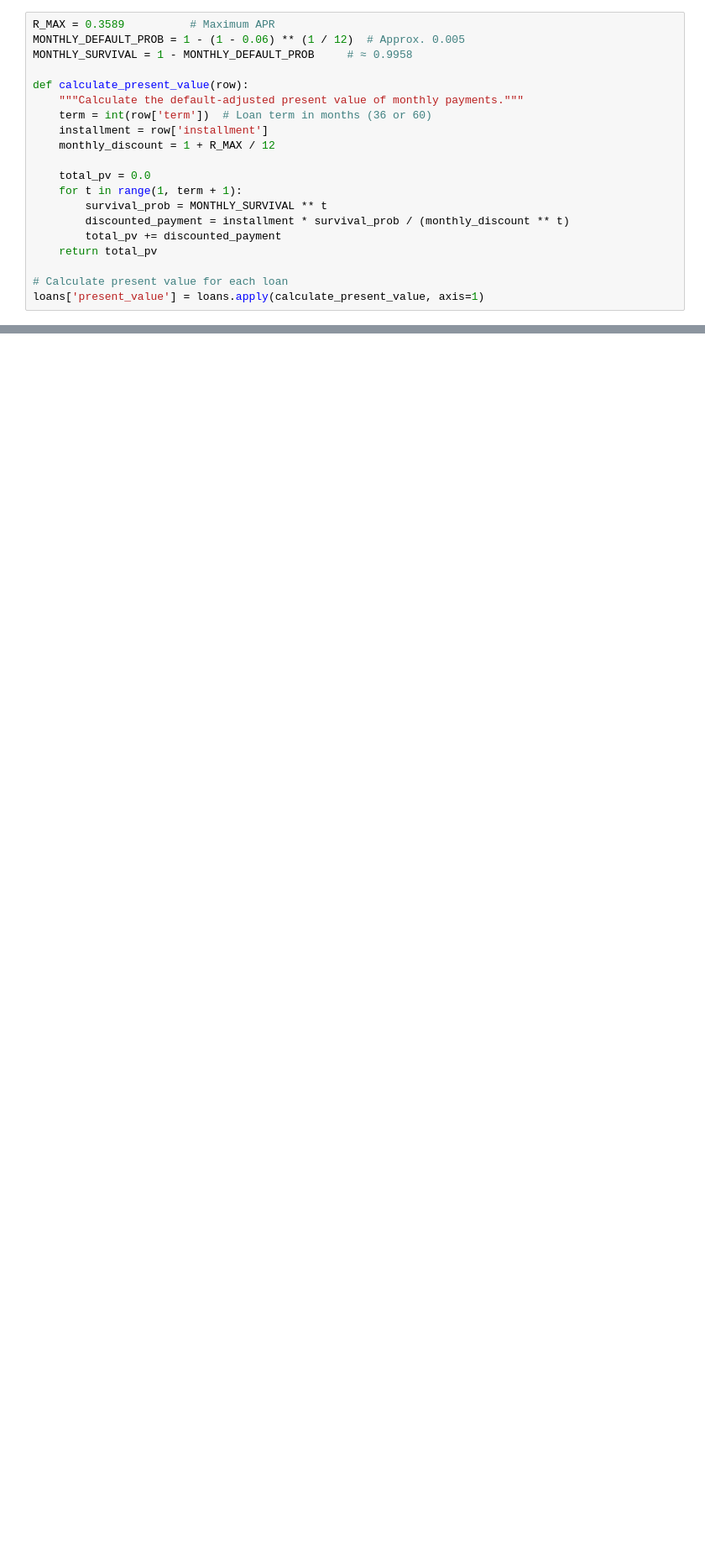
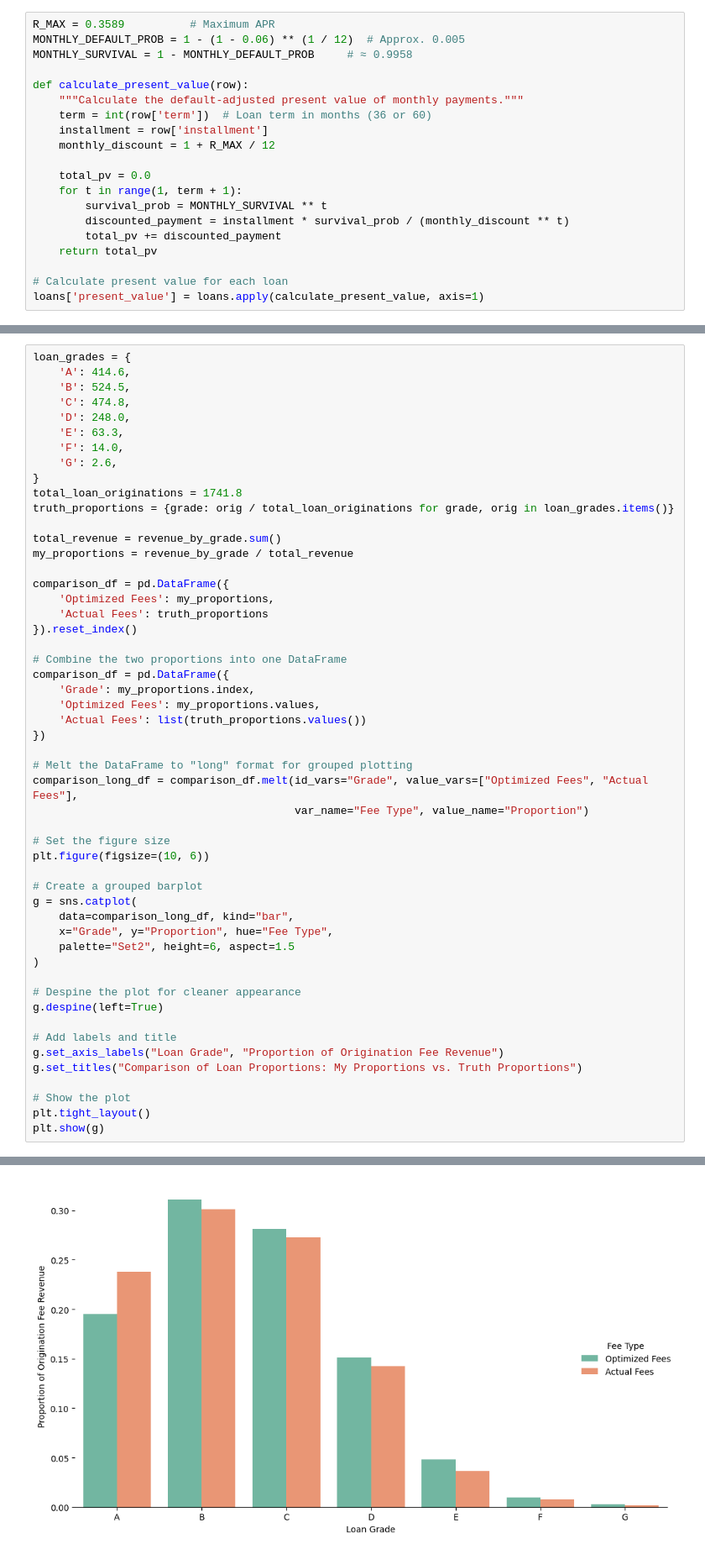
Before and after one commit to alanywang25/Lending-Club-Optimization, a Jupyter notebook: optimization v3.ipynb, the cells around one changed output, grey strips where cells are left out. Shown at 84% size. Drawn from its saved outputs; the diff is of its cells as text; blank space fills up the shorter version.

```diff
--- a/optimization v3.ipynb
+++ b/optimization v3.ipynb
@@ -132,0 +136,53 @@ feasible_loans['profit'] = feasible_loans['optimal_fee'] * feasible_loans['loan_
+# %%
+loan_grades = {
+    'A': 414.6,
+    'B': 524.5,
+    'C': 474.8,
+    'D': 248.0,
+    'E': 63.3,
+    'F': 14.0,
+    'G': 2.6,
+}
+total_loan_originations = 1741.8
+truth_proportions = {grade: orig / total_loan_originations for grade, orig in loan_grades.items()}
+
+total_revenue = revenue_by_grade.sum()
+my_proportions = revenue_by_grade / total_revenue
+
+comparison_df = pd.DataFrame({
+    'Optimized Fees': my_proportions,
+    'Actual Fees': truth_proportions
+}).reset_index()
+
+# Combine the two proportions into one DataFrame
+comparison_df = pd.DataFrame({
+    'Grade': my_proportions.index,
+    'Optimized Fees': my_proportions.values,
+    'Actual Fees': list(truth_proportions.values())
+})
+
+# Melt the DataFrame to "long" format for grouped plotting
+comparison_long_df = comparison_df.melt(id_vars="Grade", value_vars=["Optimized Fees", "Actual Fees"],
+                                        var_name="Fee Type", value_name="Proportion")
+
+# Set the figure size
+plt.figure(figsize=(10, 6))
+
+# Create a grouped barplot
+g = sns.catplot(
+    data=comparison_long_df, kind="bar",
+    x="Grade", y="Proportion", hue="Fee Type",
+    palette="Set2", height=6, aspect=1.5
+)
+
+# Despine the plot for cleaner appearance
+g.despine(left=True)
+
+# Add labels and title
+g.set_axis_labels("Loan Grade", "Proportion of Origination Fee Revenue")
+g.set_titles("Comparison of Loan Proportions: My Proportions vs. Truth Proportions")
+
+# Show the plot
+plt.tight_layout()
+plt.show(g)
+# %% [output]
@@ -133 +190,2 @@ feasible_loans['profit'] = feasible_loans['optimal_fee'] * feasible_loans['loan_
+[figure, added]
 # %%
```
Also changed, not shown: parts of 9 cells of this notebook.
